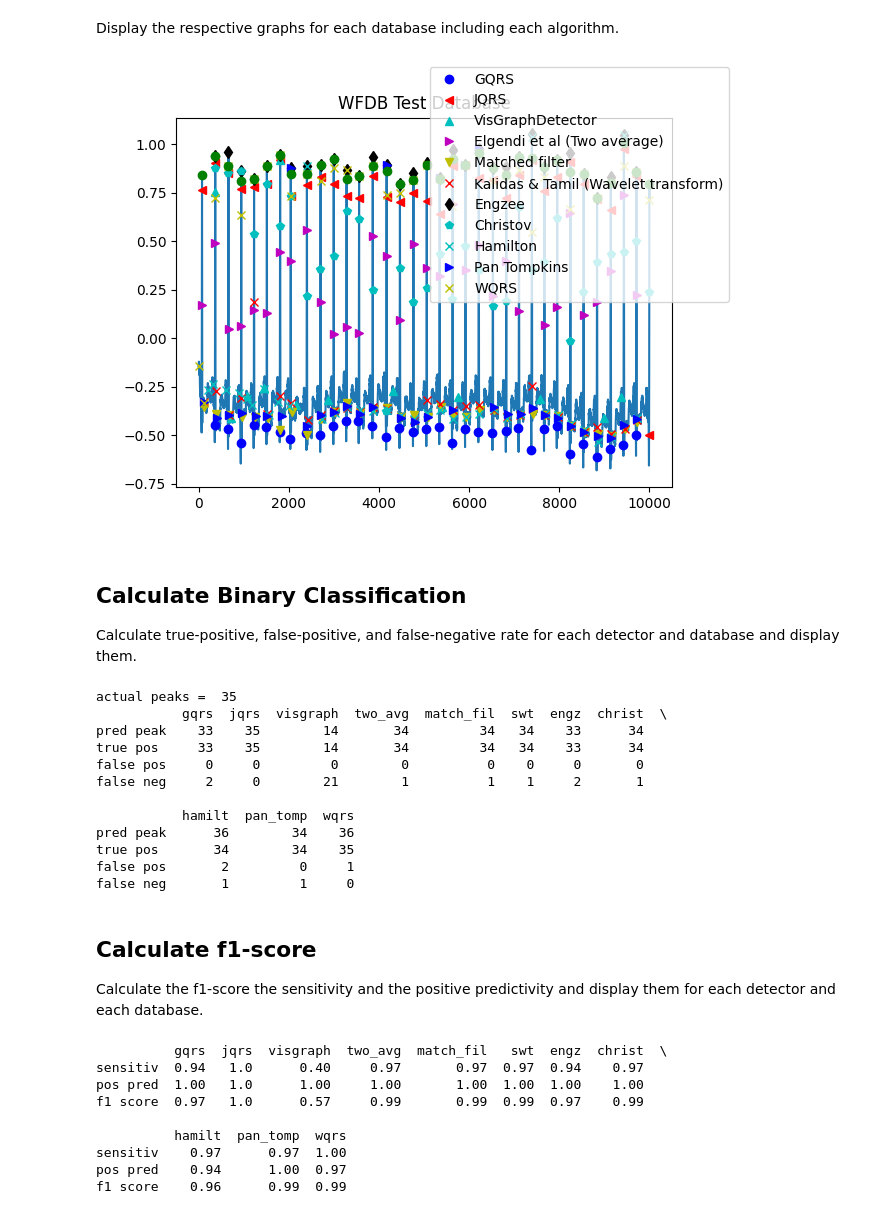
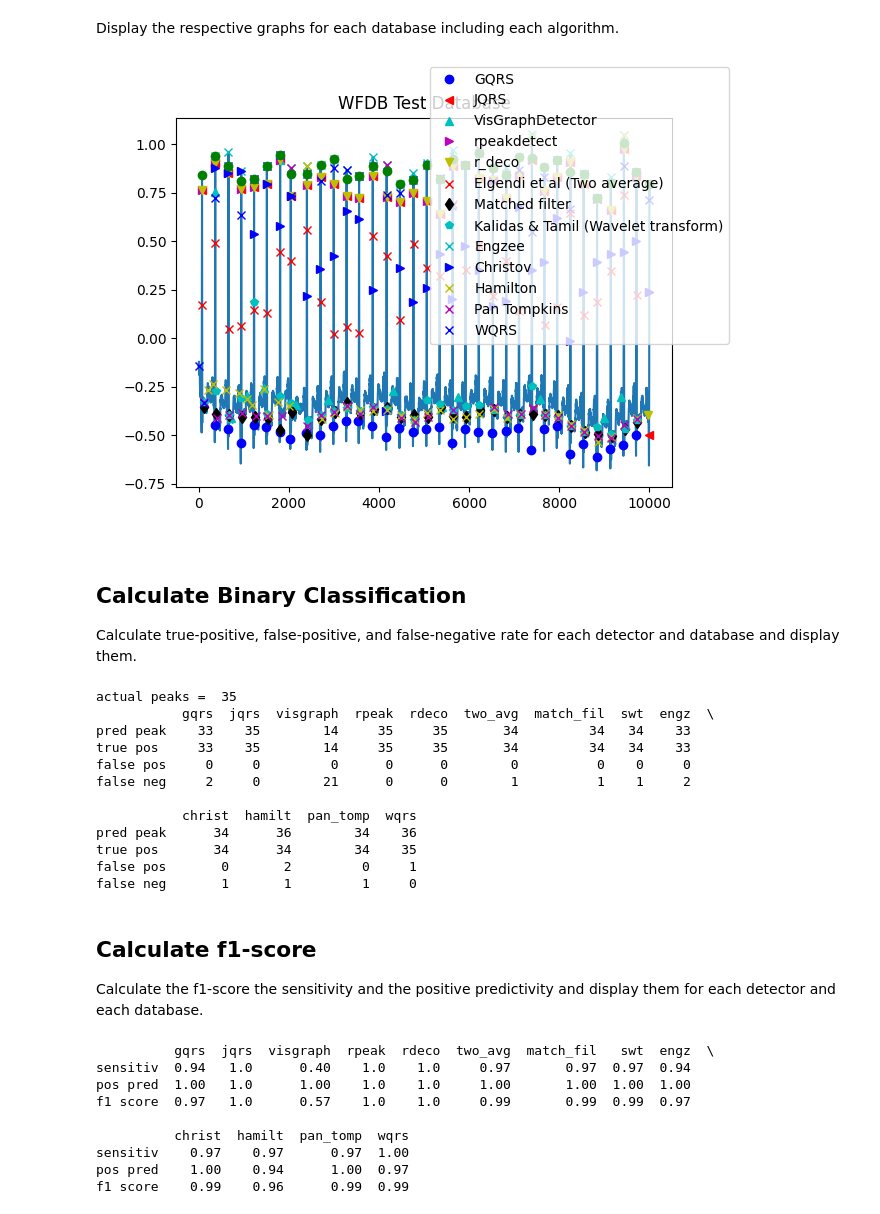
Before and after one commit to floriankri/ecg_detector_assessment, a Jupyter notebook: Playground/playground.ipynb, the cells around one changed output. Drawn from its saved outputs; the diff is of its cells as text; code cells hidden in the pictures.

Commit message:
add rpeakdetect and r_deco

```diff
--- a/Playground/playground.ipynb
+++ b/Playground/playground.ipynb
@@ -204,17 +204,36 @@ detectors.append(Detector(name="VisGraphDetector", short_name="visgraph", algori
 # %% [markdown]
 Create function and add rpeakdetect detector to the detectors list in the standard format.
 # %%
-# rpeakdetect = eng.genpath('C:/Users/flori\OneDrive\Dokumente\TU\Bachelor Thesis\Code\MATLAB')
-# eng.addpath(rpeakdetect, nargout=0)
+rpeakdetect_path = eng.genpath('C:/Users/flori\OneDrive\Dokumente\TU\Bachelor Thesis\Code\Playground\detectors')
+eng.addpath(rpeakdetect_path, nargout=0)
 
-# # def run_rpeakdetect_detector(signal, fs):
-# #     return np.array(eng.rpeakdetect(matlab.double(signal), matlab.double(fs)))[0].astype(int)
+def run_rpeakdetect_detector(signal, fs):
+    threshhold = 0.2 # default = 0.2
+    testmode = 0 # default = 0
+    newsignal = [[i] for i in signal]
+    return np.array(eng.rpeakdetect(matlab.double(newsignal), matlab.double(fs),threshhold,testmode)['R_index'])[0].astype(int)
 
-# # detectors.append(Detector(name="rpeakdetect", short_name="rpeak", algorithm=run_rpeakdetect_detector))
-
-# #np.array(eng.rpeakdetect(matlab.double(databases[0].signal), matlab.double(databases[0].fs)))[0].astype(int)
-# output = eng.rpeakdetect(matlab.double(databases[0].signal), matlab.double(databases[0].fs))
-# output
+detectors.append(Detector(name="rpeakdetect", short_name="rpeak", algorithm=run_rpeakdetect_detector))
+# %%
+#r_deco_path = eng.genpath('C:/Users/flori\OneDrive\Dokumente\TU\Bachelor Thesis\Code/MATLAB/r-deco/R_peak_detection')
+from operator import invert
+from pdb import post_mortem
+
+
+r_deco_path = eng.genpath('C:/Users/flori\OneDrive\Dokumente\TU\Bachelor Thesis\Code\Playground\detectors')
+eng.addpath(r_deco_path, nargout=0)
+
+def run_r_deco_detector(signal, fs):
+    envelope_size = 300.0 # envelope size in ms, default = 300.0
+    average_heart_rate = 100.0 # average heart rate in bpm, default = 100.0
+    post_processing = 1.0 # post processing where 1.0 means yes, default = 1.0
+    ectopic_removal = 0.0 # ectopic removal where 1.0 means yes, default = 0.0
+    inverted_signal = 0.0 # inverted signal where 1.0 means yes, default = 0.0
+    parameters_check = 0.0 # parameters check in UI where 1.0 means yes, default = 0.0
+    newsignal = [[i] for i in signal]
+    return np.array(eng.peak_detection([envelope_size,average_heart_rate,post_processing,ectopic_removal,inverted_signal],matlab.double(newsignal), matlab.double(fs),parameters_check)).astype(int)[0][0]
+
+detectors.append(Detector(name="r_deco", short_name="rdeco", algorithm=run_r_deco_detector))
 # %% [markdown]
 Create functions to get the detectors from the `ecgdetectors` package into the right standard format to be able to iterate through them.
 # %%
@@ -277,37 +296,37 @@ for i in range(len(detectors)):
 # %% [markdown]
 Display the respective graphs for each database including each algorithm.
 # %%
-fmt = ['bo','r<','c^','m>','yv','rx','kd','cp','cx','b>','yx']
+fmt = ['bo','r<','c^','m>','yv','rx','kd','cp','cx','b>','yx','mx','bx']
 
 if(len(databases) != 1):
 
     fig, ax = plt.subplots(len(databases))
 
     for dbcnt in range(len(databases)):
         ax[dbcnt].plot(databases[dbcnt].signal)
 
         for ppcnt in range(len(predictedpeaks)):
             ax[dbcnt].plot(predictedpeaks[ppcnt], databases[dbcnt].signal[predictedpeaks[ppcnt]], fmt[ppcnt],label=detectors[ppcnt].name)
         ax[dbcnt].plot(databases[dbcnt].actual_qrs_complex, databases[dbcnt].signal[databases[dbcnt].actual_qrs_complex], 'go')
         ax[dbcnt].set_title(databases[dbcnt].name)
 
     fig.legend()
 
 else:
     dbcnt = 0
     fig, ax = plt.subplots(len(databases))
 
     for dbcnt in range(len(databases)):
         ax.plot(databases[dbcnt].signal)
 
         for ppcnt in range(len(predictedpeaks)):
             ax.plot(predictedpeaks[ppcnt], databases[dbcnt].signal[predictedpeaks[ppcnt]], fmt[ppcnt],label=detectors[ppcnt].name)
         ax.plot(databases[dbcnt].actual_qrs_complex, databases[dbcnt].signal[databases[dbcnt].actual_qrs_complex], 'go')
         ax.set_title(databases[dbcnt].name)
 
     fig.legend()
 # %% [output]
-[figure, old version]
+[figure, new version]
 # %% [markdown]
 ## Calculate Binary Classification
 Calculate true-positive, false-positive, and false-negative rate for each detector and database and display them.
@@ -343,17 +362,17 @@ print("actual peaks = ", len(databases[0].actual_qrs_complex))
 print(pandas.DataFrame(data, rows, columns))
 # %% [output]
 actual peaks =  35
-           gqrs  jqrs  visgraph  two_avg  match_fil  swt  engz  christ  \
-pred peak    33    35        14       34         34   34    33      34
-true pos     33    35        14       34         34   34    33      34
-false pos     0     0         0        0          0    0     0       0
-false neg     2     0        21        1          1    1     2       1
+           gqrs  jqrs  visgraph  rpeak  rdeco  two_avg  match_fil  swt  engz  \
+pred peak    33    35        14     35     35       34         34   34    33
+true pos     33    35        14     35     35       34         34   34    33
+false pos     0     0         0      0      0        0          0    0     0
+false neg     2     0        21      0      0        1          1    1     2
 
-           hamilt  pan_tomp  wqrs
-pred peak      36        34    36
-true pos       34        34    35
-false pos       2         0     1
-false neg       1         1     0
+           christ  hamilt  pan_tomp  wqrs
+pred peak      34      36        34    36
+true pos       34      34        34    35
+false pos       0       2         0     1
+false neg       1       1         1     0
 # %% [markdown]
 ## Calculate f1-score
 Calculate the f1-score the sensitivity and the positive predictivity and display them for each detector and each database.
@@ -368,12 +387,12 @@ columns = [detector.short_name for detector in detectors]
 
 print(pandas.DataFrame(data, rows, columns))
 # %% [output]
-          gqrs  jqrs  visgraph  two_avg  match_fil   swt  engz  christ  \
-sensitiv  0.94   1.0      0.40     0.97       0.97  0.97  0.94    0.97
-pos pred  1.00   1.0      1.00     1.00       1.00  1.00  1.00    1.00
-f1 score  0.97   1.0      0.57     0.99       0.99  0.99  0.97    0.99
+          gqrs  jqrs  visgraph  rpeak  rdeco  two_avg  match_fil   swt  engz  \
+sensitiv  0.94   1.0      0.40    1.0    1.0     0.97       0.97  0.97  0.94
+pos pred  1.00   1.0      1.00    1.0    1.0     1.00       1.00  1.00  1.00
+f1 score  0.97   1.0      0.57    1.0    1.0     0.99       0.99  0.99  0.97
 
-          hamilt  pan_tomp  wqrs
-sensitiv    0.97      0.97  1.00
-pos pred    0.94      1.00  0.97
-f1 score    0.96      0.99  0.99
+          christ  hamilt  pan_tomp  wqrs
+sensitiv    0.97    0.97      0.97  1.00
+pos pred    1.00    0.94      1.00  0.97
+f1 score    0.99    0.96      0.99  0.99
```
Also changed, not shown: parts of 1 cell of this notebook, 2 other files.
